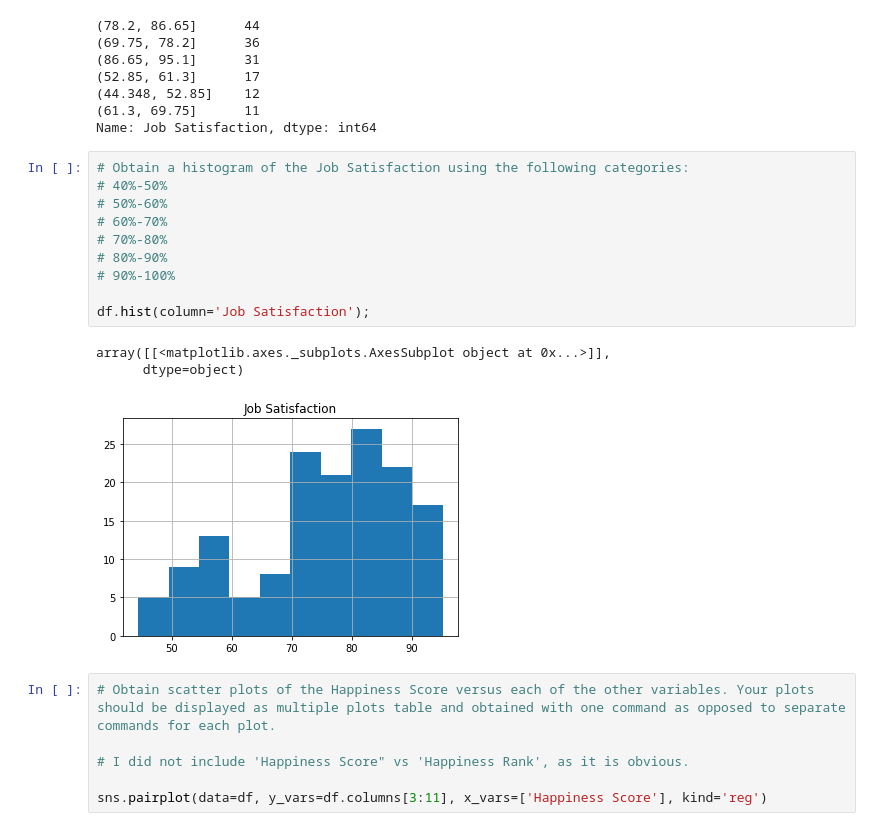
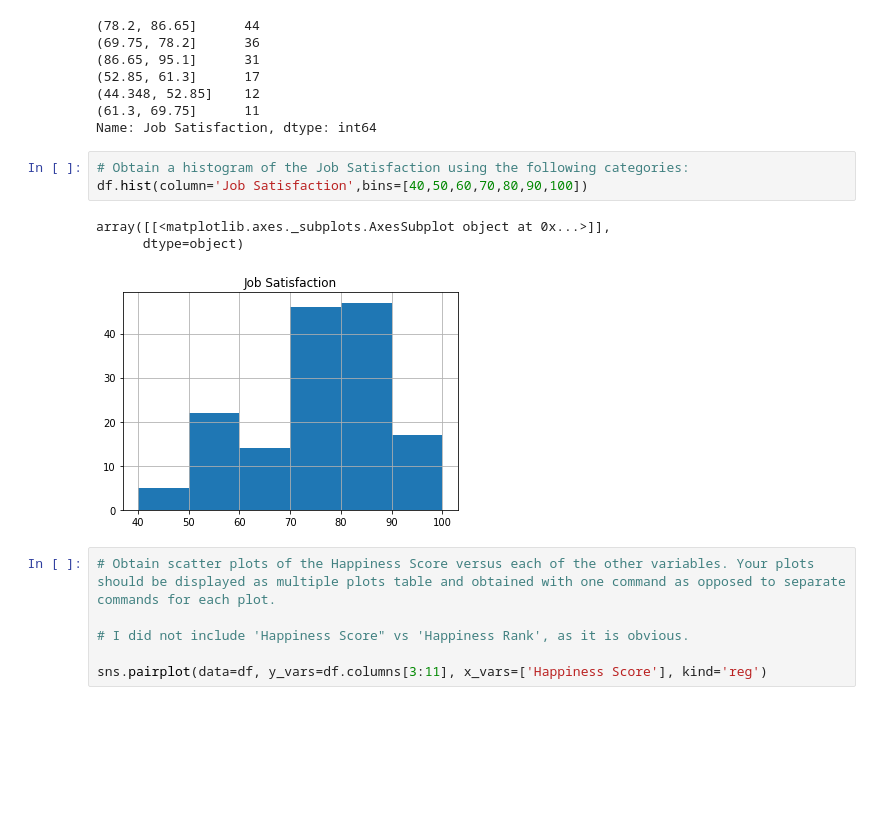
Before and after one commit to oleggoryunov/EPFL, a Jupyter notebook: 1test_oleg.ipynb, the cells around one changed output. Drawn from its saved outputs; the diff is of its cells as text; blank space fills up the shorter version.

Commit message:
Update 1test_oleg.ipynb
changed the way bins are grouped in histogram

```diff
--- a/1test_oleg.ipynb
+++ b/1test_oleg.ipynb
@@ -469,18 +469,11 @@ df['Job Satisfaction'].value_counts(bins=6)
 Name: Job Satisfaction, dtype: int64
 # %%
 # Obtain a histogram of the Job Satisfaction using the following categories:
-# 40%-50%
-# 50%-60%
-# 60%-70%
-# 70%-80%
-# 80%-90%
-# 90%-100%
-
-df.hist(column='Job Satisfaction');
+df.hist(column='Job Satisfaction',bins=[40,50,60,70,80,90,100])
 # %% [output]
 array([[<matplotlib.axes._subplots.AxesSubplot object at 0x...>]],
       dtype=object)
-[figure, old version]
+[figure, new version]
 # %%
 # Obtain scatter plots of the Happiness Score versus each of the other variables. Your plots should be displayed as multiple plots table and obtained with one command as opposed to separate commands for each plot.
 
```
